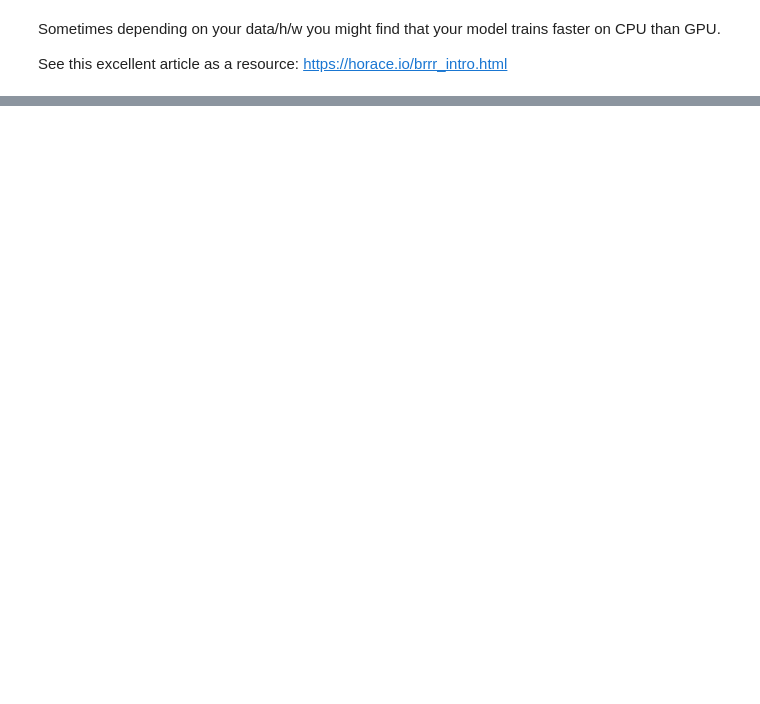
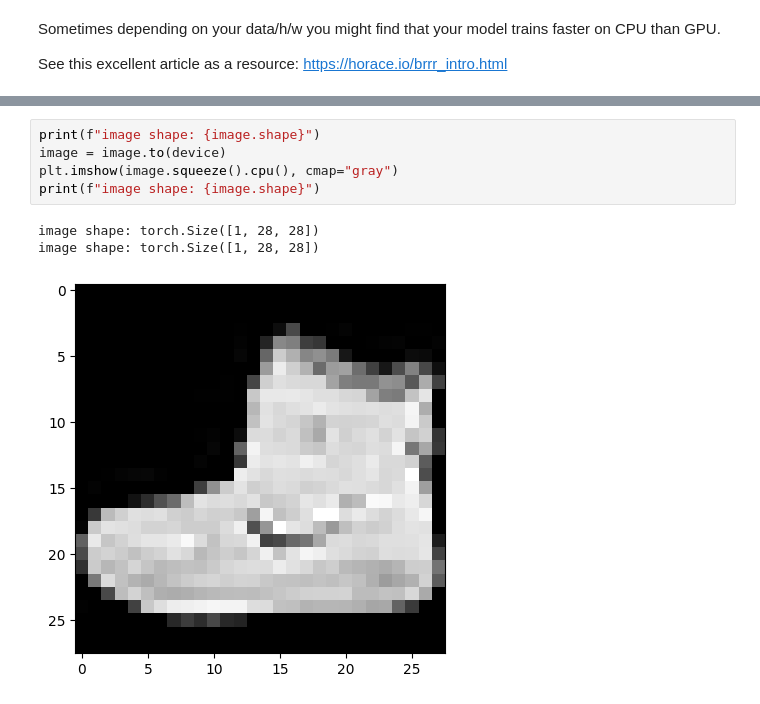
Before and after one commit to anupj/PyTorchForDeepLearningBootcamp, a Jupyter notebook: 03_pytorch_computer_vision_video.ipynb, the cells around one changed output, grey strips where cells are left out. Drawn from its saved outputs; the diff is of its cells as text; blank space fills up the shorter version.

```diff
--- a/03_pytorch_computer_vision_video.ipynb
+++ b/03_pytorch_computer_vision_video.ipynb
@@ -734,0 +867,9 @@ https://horace.io/brrr_intro.html
+# %%
+print(f"image shape: {image.shape}")
+image = image.to(device)
+plt.imshow(image.squeeze().cpu(), cmap="gray")
+print(f"image shape: {image.shape}")
+# %% [output]
+image shape: torch.Size([1, 28, 28])
+image shape: torch.Size([1, 28, 28])
+[figure, added]
```
Also changed, not shown: parts of 43 cells of this notebook.
